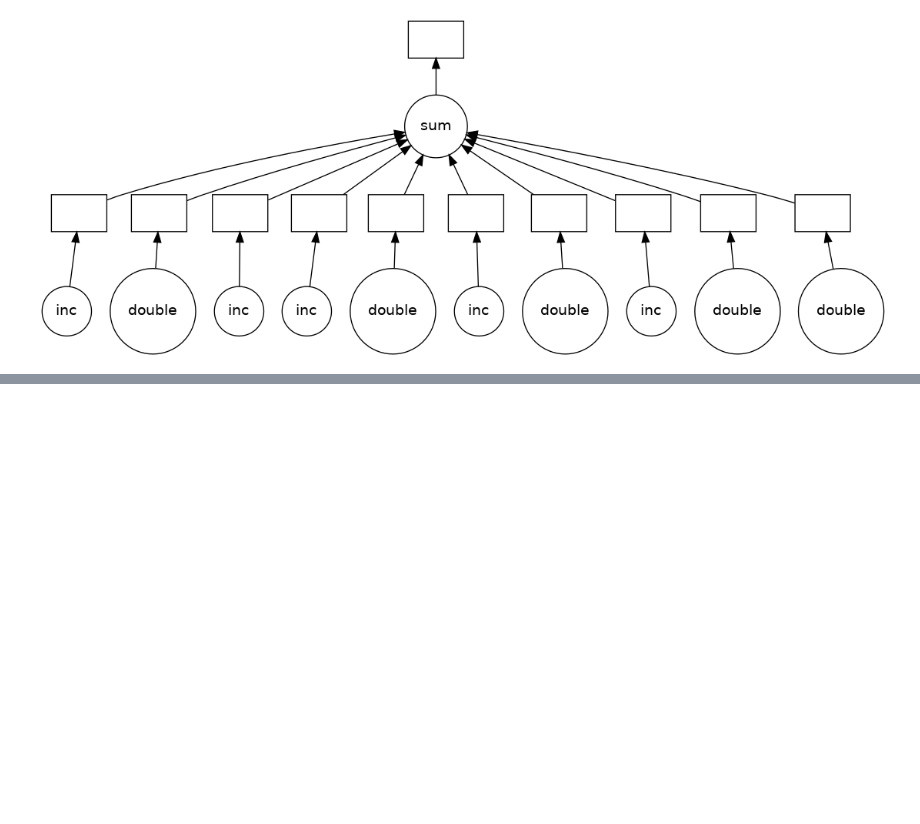
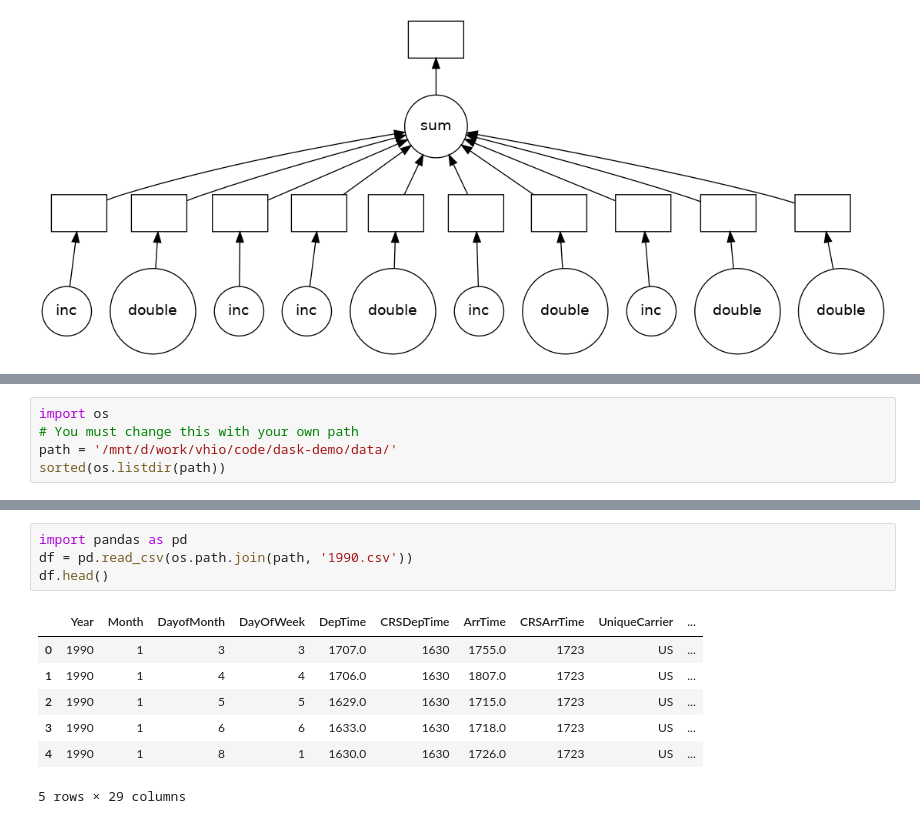
Before and after one commit to radiomicsgroup/dask-demo, a Jupyter notebook: demo_client.ipynb, the cells around one changed output, grey strips where cells are left out. Cells and saved outputs as stored; diff of their text form; blank space fills up the shorter version.

```diff
--- a/demo_client.ipynb
+++ b/demo_client.ipynb
@@ -170,0 +173,5 @@ total.visualize()
+# %%
+import os
+# You must change this with your own path
+path = '/mnt/d/work/vhio/code/dask-demo/data/'
+sorted(os.listdir(path))
@@ -170,0 +198,12 @@ total.visualize()
+# %%
+import pandas as pd
+df = pd.read_csv(os.path.join(path, '1990.csv'))
+df.head()
+# %% [output]
+|  | Year | Month | DayofMonth | DayOfWeek | DepTime | CRSDepTime | ArrTime | CRSArrTime | UniqueCarrier | ... |
+| 0 | 1990 | 1 | 3 | 3 | 1707.0 | 1630 | 1755.0 | 1723 | US | ... |
+| 1 | 1990 | 1 | 4 | 4 | 1706.0 | 1630 | 1807.0 | 1723 | US | ... |
+| 2 | 1990 | 1 | 5 | 5 | 1629.0 | 1630 | 1715.0 | 1723 | US | ... |
+| 3 | 1990 | 1 | 6 | 6 | 1633.0 | 1630 | 1718.0 | 1723 | US | ... |
+| 4 | 1990 | 1 | 8 | 1 | 1630.0 | 1630 | 1726.0 | 1723 | US | ... |
+5 rows × 29 columns
```
Also changed, not shown: parts of 15 cells of this notebook, 2 other files.
